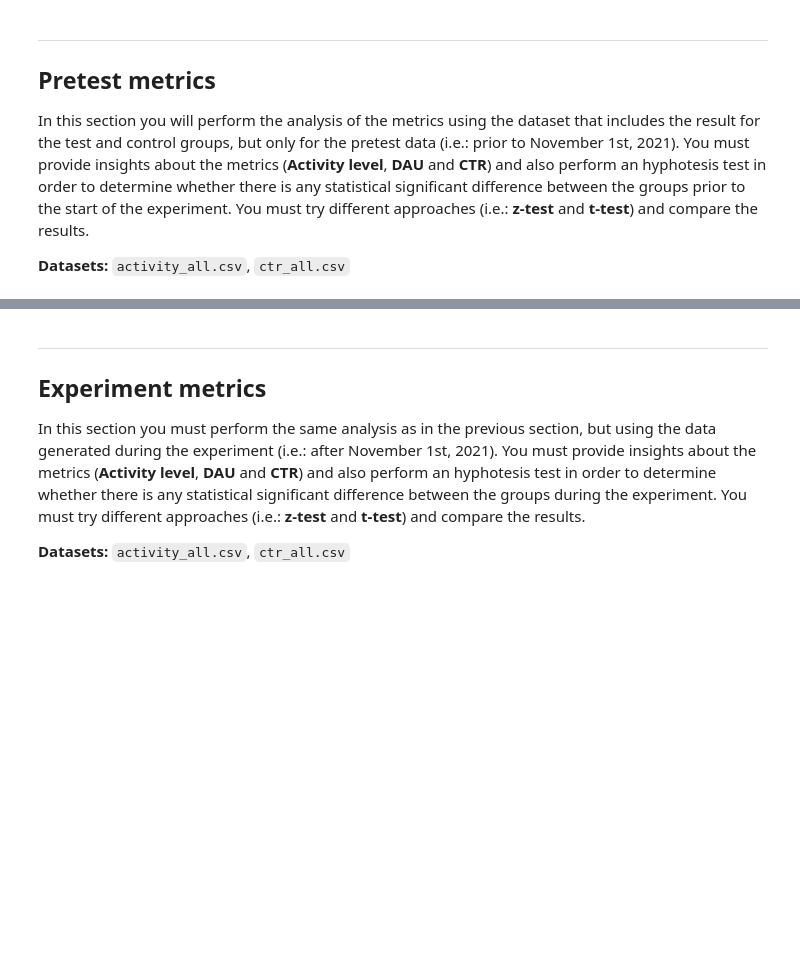
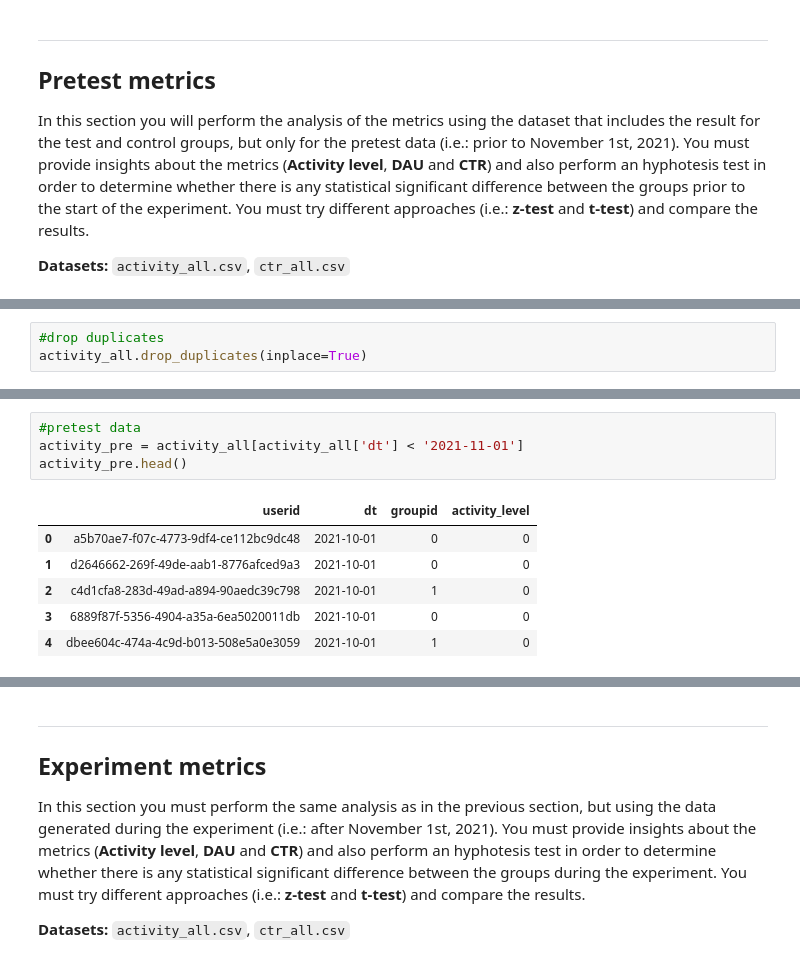
Before and after one commit to MargaMontV/the_significant_challenge, a Jupyter notebook: ab_test_challenge.ipynb, the cells around one changed output, grey strips where cells are left out. Drawn from its saved outputs; the diff is of its cells as text; blank space fills up the shorter version.

```diff
--- a/ab_test_challenge.ipynb
+++ b/ab_test_challenge.ipynb
@@ -357,0 +382,3 @@ __Datasets:__ `activity_all.csv`, `ctr_all.csv`
+# %%
+#drop duplicates
+activity_all.drop_duplicates(inplace=True)
@@ -357,0 +394,11 @@ __Datasets:__ `activity_all.csv`, `ctr_all.csv`
+# %%
+#pretest data
+activity_pre = activity_all[activity_all['dt'] < '2021-11-01']
+activity_pre.head()
+# %% [output]
+|  | userid | dt | groupid | activity_level |
+| 0 | a5b70ae7-f07c-4773-9df4-ce112bc9dc48 | 2021-10-01 | 0 | 0 |
+| 1 | d2646662-269f-49de-aab1-8776afced9a3 | 2021-10-01 | 0 | 0 |
+| 2 | c4d1cfa8-283d-49ad-a894-90aedc39c798 | 2021-10-01 | 1 | 0 |
+| 3 | 6889f87f-5356-4904-a35a-6ea5020011db | 2021-10-01 | 0 | 0 |
+| 4 | dbee604c-474a-4c9d-b013-508e5a0e3059 | 2021-10-01 | 1 | 0 |
```
Also changed, not shown: parts of 10 cells of this notebook.
